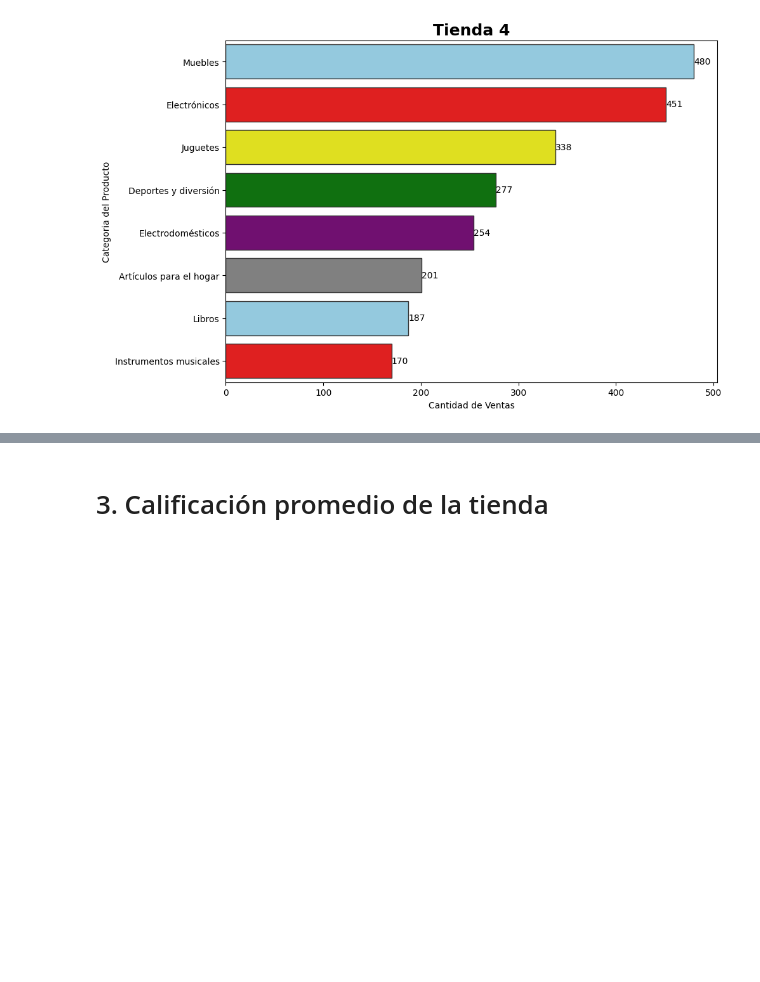
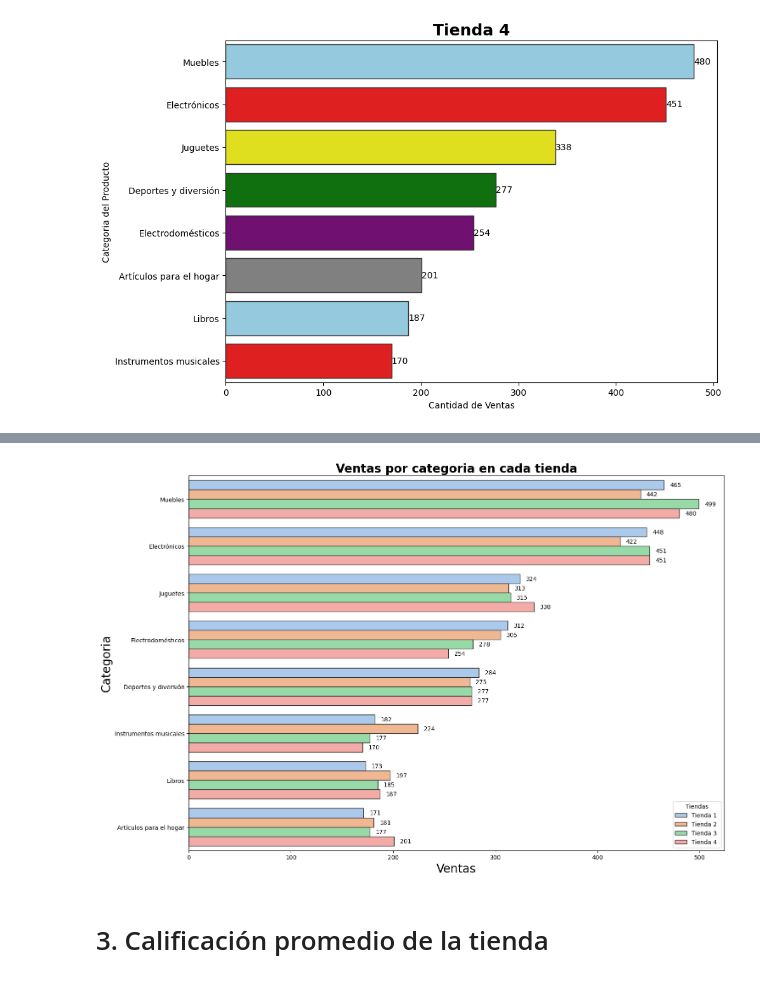
Before and after one commit to nxzK1/challenge-AluraStore, a Jupyter notebook: AluraStoreLatam.ipynb, the cells around one changed output, grey strips where cells are left out. Saved outputs shown, nothing was run; the diff lists cells and outputs as text; code cells hidden in the pictures; blank space fills up the shorter version.

```diff
--- a/AluraStoreLatam.ipynb
+++ b/AluraStoreLatam.ipynb
@@ -296,3 +311,34 @@ The palette list has fewer values (6) than needed (8) and will cycle, which may
+# %%
+identificador_tiendas = ['Tienda 1', 'Tienda 2', 'Tienda 3 ', 'Tienda 4']
+total_categorias = df_contador_categorias,df_contador_categorias2,df_contador_categorias3,df_contador_categorias4
+df_concatenado_categorias = pd.concat(total_categorias, keys=identificador_tiendas)
+df_concatenado_categorias = df_concatenado_categorias.reset_index()
+df_concatenado_categorias.columns = ['a', 'b', 'Categoria', 'Cantidad de Ventas']
+df_concatenado_categorias = df_concatenado_categorias.drop(columns=['b'])
+df_concatenado_categorias = df_concatenado_categorias.rename(columns={'a': 'Tienda'})
+df_concatenado_categorias
+
+plt.figure(figsize=(15, 10))
+ax = sns.barplot(
+    y='Categoria',
+    x='Cantidad de Ventas',
+    hue='Tienda',
+    data=df_concatenado_categorias,
+    edgecolor="0.2",
+    palette='pastel',
+    width=0.8
+)
+
+for container in ax.containers:
+    ax.bar_label(container, fmt='%d', label_type='edge', padding=10, fontsize = 10)
+plt.title("Ventas por categoria en cada tienda", fontsize=20, fontweight='bold')
+plt.legend(title='Tiendas')
+plt.xlabel("Ventas", fontsize=20)
+plt.ylabel("Categoria", fontsize=20)
+plt.tight_layout()
+plt.show()
+# %% [output]
+[figure, added]
 # %% [markdown]
 # 3. Calificación promedio de la tienda
 # %% [markdown]
```
Also changed, not shown: parts of 15 cells of this notebook.
